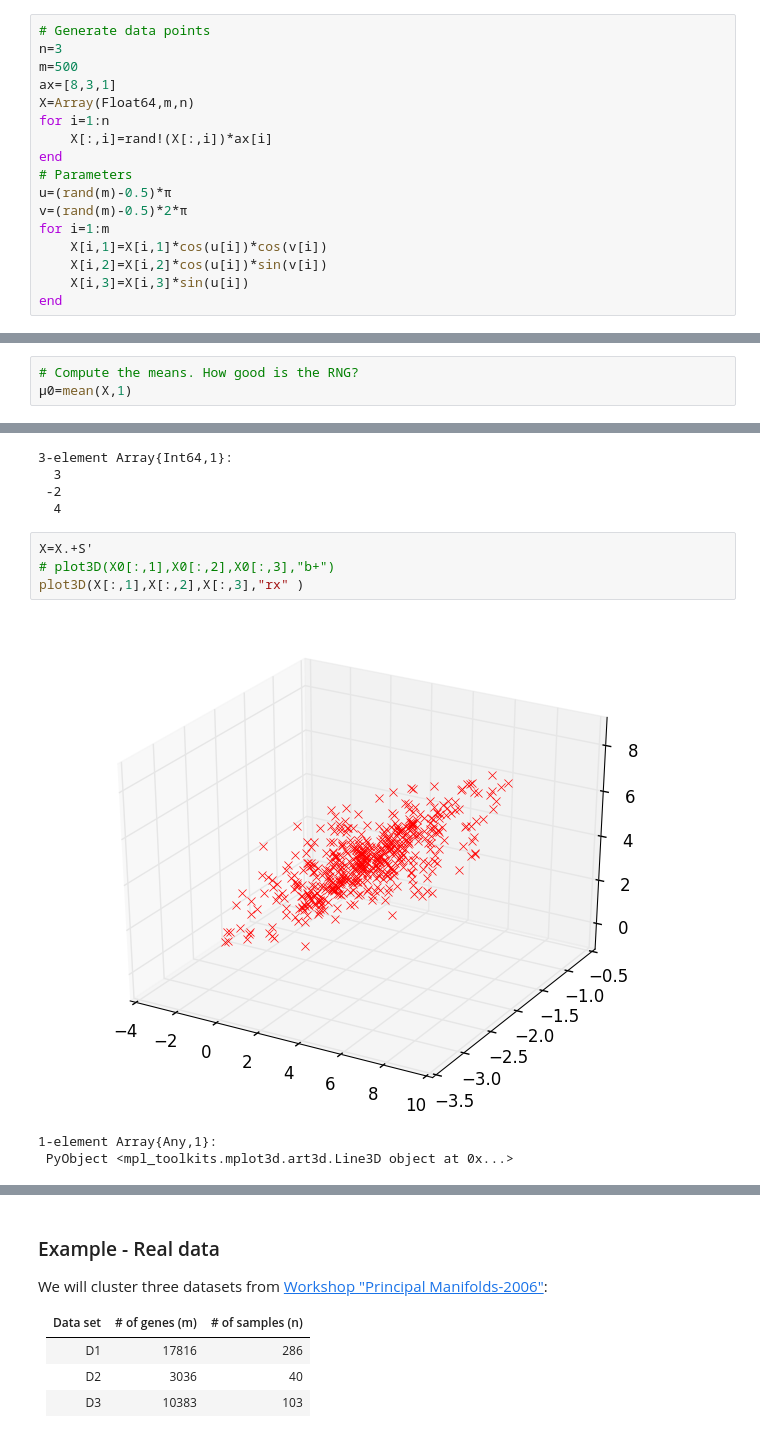
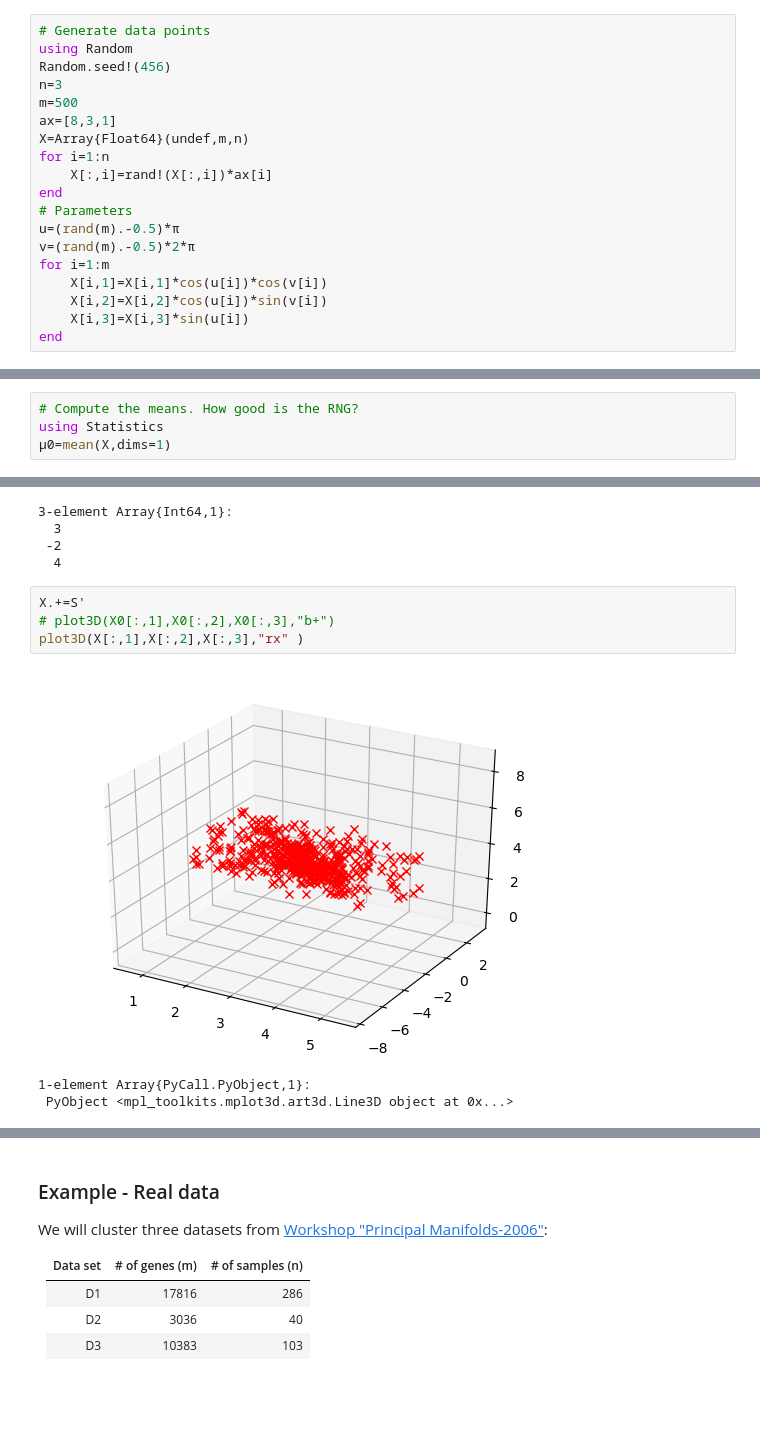
Before and after one commit to ivanslapnicar/GIAN-Applied-NLA-Course, a Jupyter notebook: src/Module C - Applications/L16 Principal Component Analysis.ipynb, the cells around one changed output, grey strips where cells are left out. Drawn from its saved outputs; the diff is of its cells as text; blank space fills up the shorter version.

```diff
--- a/src/Module C - Applications/L16 Principal Component Analysis.ipynb
+++ b/src/Module C - Applications/L16 Principal Component Analysis.ipynb
@@ -85,16 +85,18 @@ plotted to visualize projections of clusters. Afterwards, the computed clusters
 We generate a "quasi" elliptical set of points and compute its principal components.
 # %%
 # Generate data points
+using Random
+Random.seed!(456)
 n=3
 m=500
 ax=[8,3,1]
-X=Array(Float64,m,n)
+X=Array{Float64}(undef,m,n)
 for i=1:n
     X[:,i]=rand!(X[:,i])*ax[i]
 end
 # Parameters
-u=(rand(m)-0.5)*π
-v=(rand(m)-0.5)*2*π
+u=(rand(m).-0.5)*π
+v=(rand(m).-0.5)*2*π
 for i=1:m
     X[i,1]=X[i,1]*cos(u[i])*cos(v[i])
     X[i,2]=X[i,2]*cos(u[i])*sin(v[i])
@@ -132,6 +132,7 @@ plot3D(X0[:,1],X0[:,2],X0[:,3],"+")
  PyObject <mpl_toolkits.mplot3d.art3d.Line3D object at 0x...>
 # %%
 # Compute the means. How good is the RNG?
-μ0=mean(X,1)
+using Statistics
+μ0=mean(X,dims=1)
 # %% [output]
 1×3 Array{Float64,2}:
@@ -151,12 +153,12 @@ S=[3,-2,4]
  -2
   4
 # %%
-X=X.+S'
+X.+=S'
 # plot3D(X0[:,1],X0[:,2],X0[:,3],"b+")
 plot3D(X[:,1],X[:,2],X[:,3],"rx" )
 # %% [output]
-[figure, old version]
+[figure, new version]
-1-element Array{Any,1}:
+1-element Array{PyCall.PyObject,1}:
  PyObject <mpl_toolkits.mplot3d.art3d.Line3D object at 0x...>
 # %%
 C=cov(X)
```
Also changed, not shown: parts of 39 cells of this notebook.
